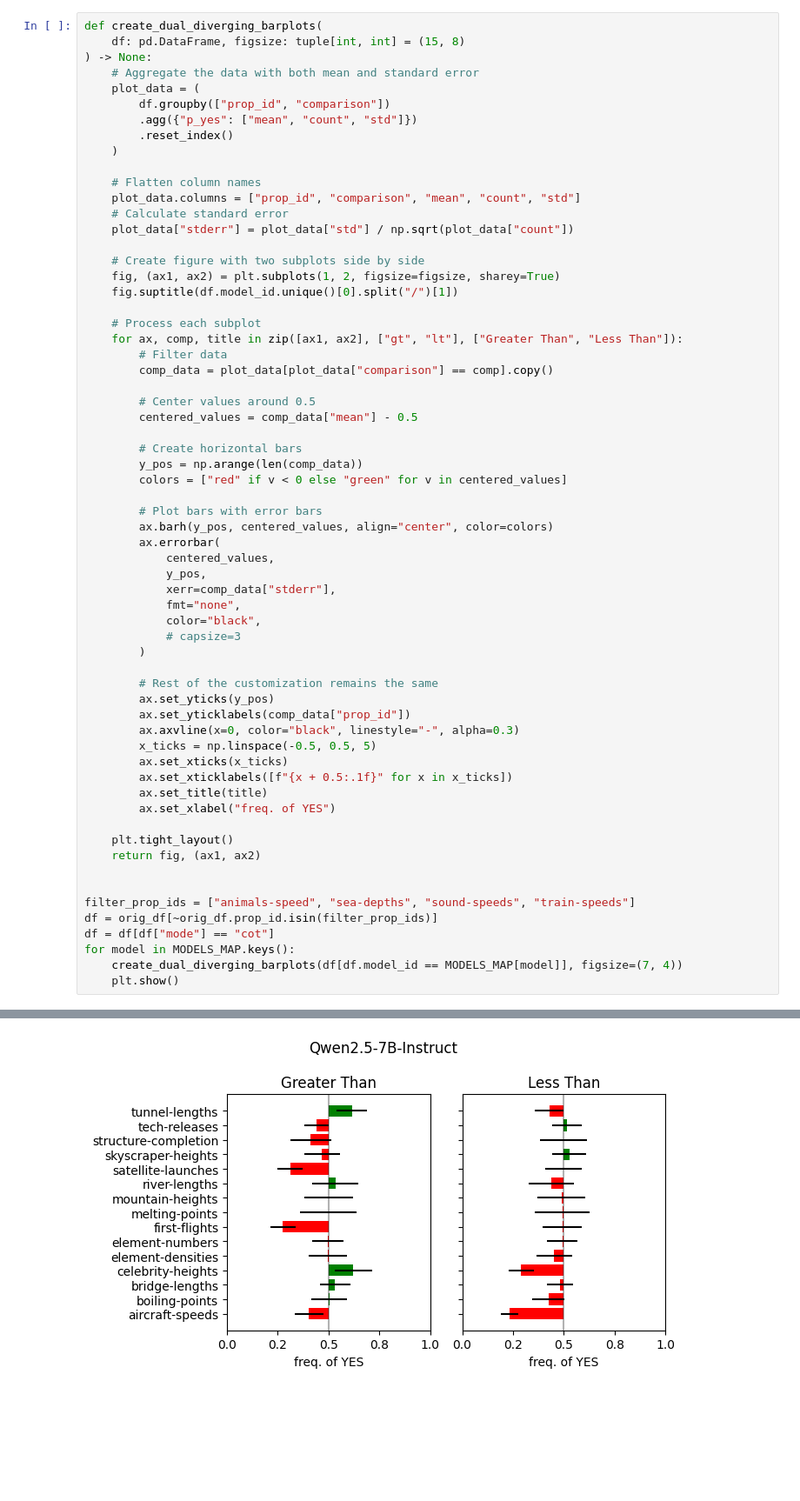
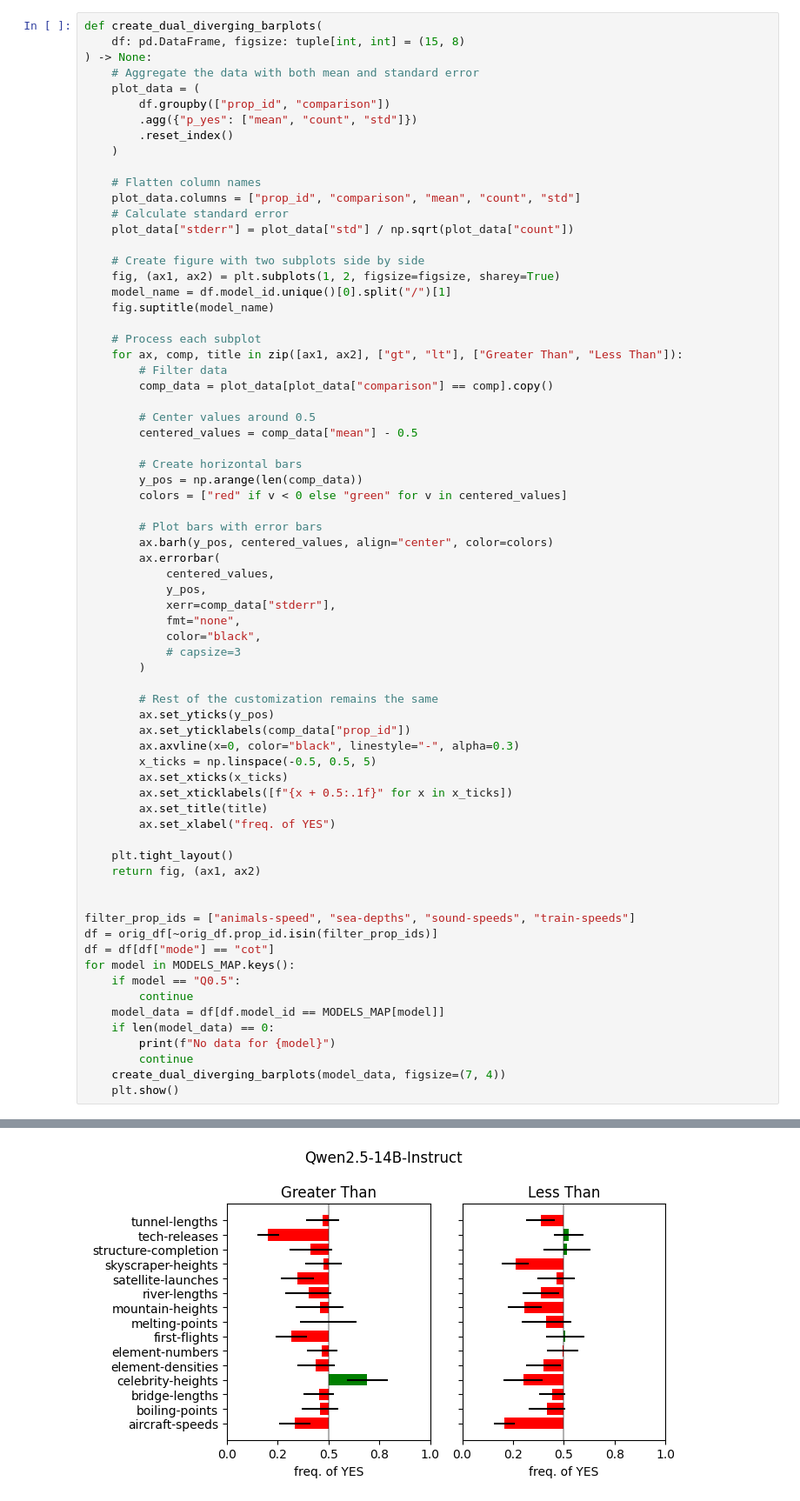
Before and after one commit to jettjaniak/chainscope, a Jupyter notebook: notebooks/scatterplots.ipynb, the cells around one changed output, grey strips where cells are left out. Shown at 87% size. Drawn from its saved outputs; the diff is of its cells as text; blank space fills up the shorter version.

```diff
--- a/notebooks/scatterplots.ipynb
+++ b/notebooks/scatterplots.ipynb
@@ -94,7 +95,8 @@ def create_dual_diverging_barplots(
 
     # Create figure with two subplots side by side
     fig, (ax1, ax2) = plt.subplots(1, 2, figsize=figsize, sharey=True)
-    fig.suptitle(df.model_id.unique()[0].split("/")[1])
+    model_name = df.model_id.unique()[0].split("/")[1]
+    fig.suptitle(model_name)
 
     # Process each subplot
     for ax, comp, title in zip([ax1, ax2], ["gt", "lt"], ["Greater Than", "Less Than"]):
@@ -137,7 +139,13 @@ filter_prop_ids = ["animals-speed", "sea-depths", "sound-speeds", "train-speeds"
 df = orig_df[~orig_df.prop_id.isin(filter_prop_ids)]
 df = df[df["mode"] == "cot"]
 for model in MODELS_MAP.keys():
-    create_dual_diverging_barplots(df[df.model_id == MODELS_MAP[model]], figsize=(7, 4))
+    if model == "Q0.5":
+        continue
+    model_data = df[df.model_id == MODELS_MAP[model]]
+    if len(model_data) == 0:
+        print(f"No data for {model}")
+        continue
+    create_dual_diverging_barplots(model_data, figsize=(7, 4))
     plt.show()
 # %% [output]
 [figure]
@@ -154 +162 @@ for model in MODELS_MAP.keys():
-[figure, old version]
+[figure, new version]
```
Also changed, not shown: parts of 11 cells of this notebook, 2 other files.
